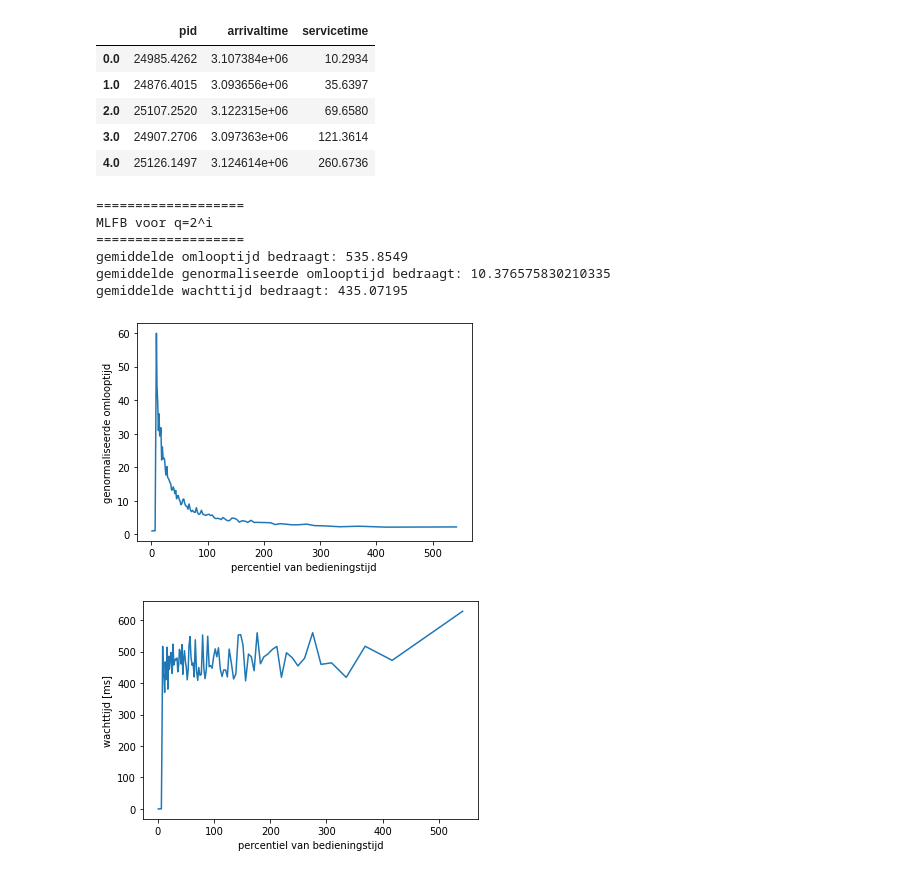
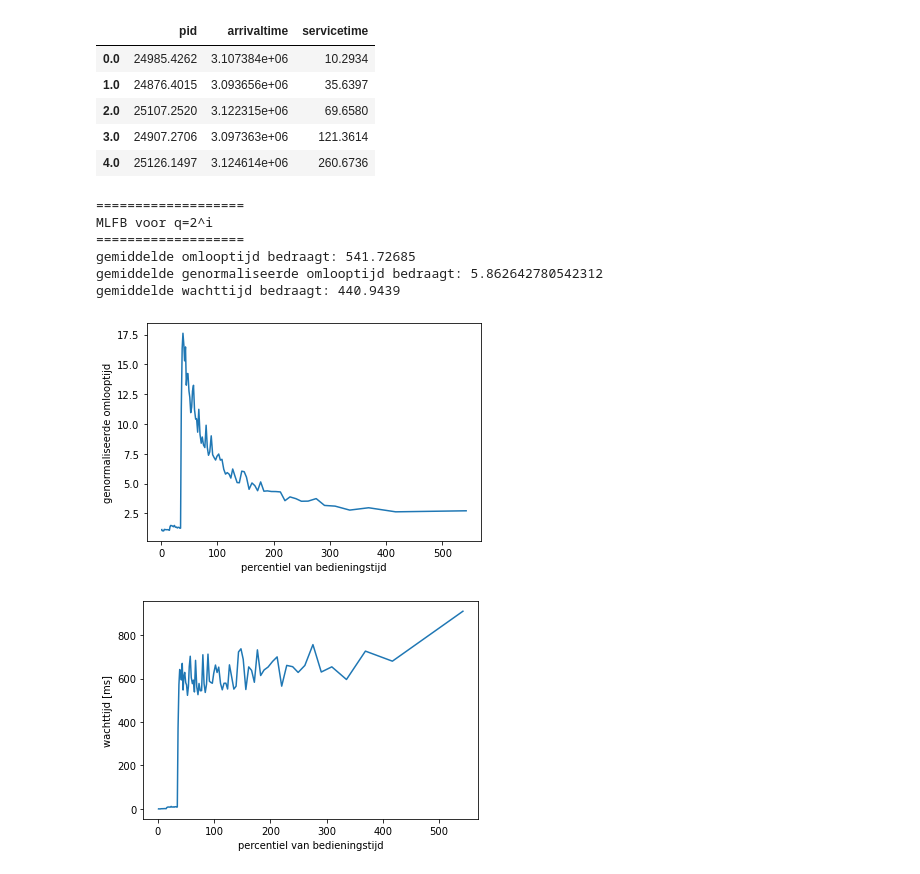
Before and after one commit to GPeeters/Besturingssystemen-2, a Jupyter notebook: process_scheduler.ipynb, the cells around one changed output. Cells and saved outputs as stored; diff of their text form; code cells hidden in the pictures.

```diff
--- a/process_scheduler.ipynb
+++ b/process_scheduler.ipynb
@@ -999,39 +999,39 @@ def MLFB2(df, q0, q1, q2, q3, q4):
         [done, queue3, df_mlfb, t] = Q2(queue3, q3, df_mlfb, 3, t)
 
         # daar waar nodig doorschuiven naar volgende queue:
         if move:
             queue4.append(queue3.pop(0))
             move = False
 
     while queue4:
         # deze queue moet gewoon blijven uitvoeren als een RR queue
         [done, queue4, df_mlfb, t] = Q2(queue4, q4, df_mlfb, 4, t)
 
         if move:
             queue4.append(queue4.pop(0))
             move = False
 
 
     # Als de queue volledig is afgewerkt doen we nog de laatste berekeningen:
     ## we stellen de wait time bij, wacht tijd - start tijd - service tijd komt overeen met de tijd gespendeerd in wacht na de start
     df_mlfb["waittime"] = df_mlfb["waittime"] + (df_mlfb["endtime"] - df_mlfb["starttime"] - df_mlfb["servicetime"])
     ## we berekenen de TAT zoals gezien in de les: service time + wait time
     df_mlfb["TAT"] = df_mlfb["servicetime"] + df_mlfb["waittime"]
     ## idem voor de genormaliseerde TAT:
     df_mlfb["normTAT"] = df_mlfb["TAT"]/df_mlfb["servicetime"]
 
     return df_mlfb
 
-evaluate(MLFB2(df_20000,1,2,4,8,16), "MLFB voor q=2^i")
+evaluate(MLFB2(df_20000,5,10,20,40,80), "MLFB voor q=2^i")
 # %% [output]
 ===================
 MLFB voor q=2^i
 ===================
-gemiddelde omlooptijd bedraagt: 535.8549
-gemiddelde genormaliseerde omlooptijd bedraagt: 10.376575830210335
-gemiddelde wachttijd bedraagt: 435.07195
+gemiddelde omlooptijd bedraagt: 541.72685
+gemiddelde genormaliseerde omlooptijd bedraagt: 5.862642780542312
+gemiddelde wachttijd bedraagt: 440.9439
-[figure, old version]
+[figure, new version]
-[figure, old version]
+[figure, new version]
 # %%
 # Totaal grafiek:
 def totaal(df):
```
Also changed, not shown: parts of 9 cells of this notebook.
